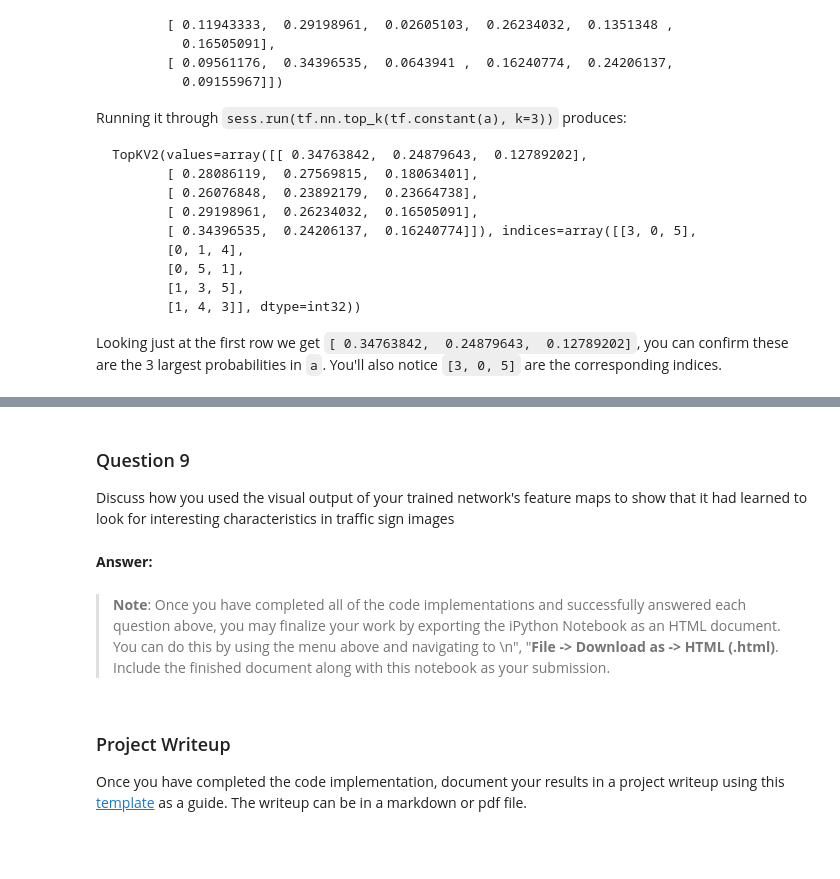
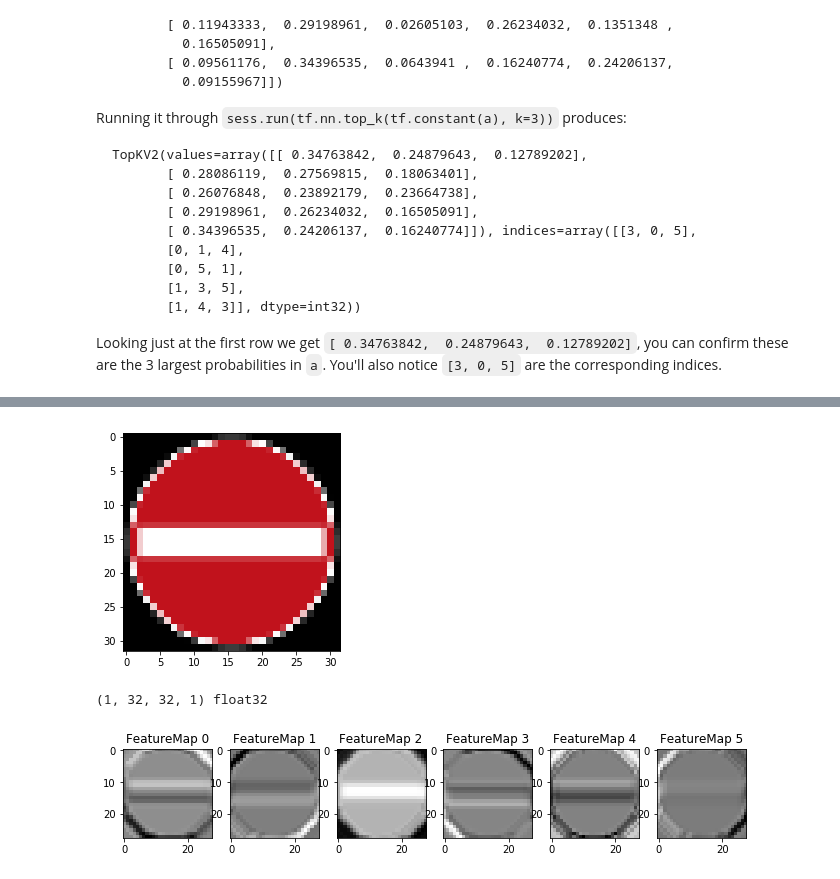
Before and after one commit to kirnh/CarND-TrafficSignClassifier-P2, a Jupyter notebook: Traffic_Sign_Classifier.ipynb, the cells around one changed output, grey strips where cells are left out. Saved outputs shown, nothing was run; the diff lists cells and outputs as text; code cells hidden in the pictures; blank space fills up the shorter version.

```diff
--- a/Traffic_Sign_Classifier.ipynb
+++ b/Traffic_Sign_Classifier.ipynb
@@ -733,16 +792,23 @@ def outputFeatureMap(image_input, tf_activation, activation_min=-1, activation_m
             plt.imshow(activation[0,:,:, featuremap], interpolation="nearest", vmin=activation_min, cmap="gray")
         else:
             plt.imshow(activation[0,:,:, featuremap], interpolation="nearest", cmap="gray")
-# %% [markdown]
-### Question 9
-
-Discuss how you used the visual output of your trained network's feature maps to show that it had learned to look for interesting characteristics in traffic sign images
-# %% [markdown]
-**Answer:**
-# %% [markdown]
-> **Note**: Once you have completed all of the code implementations and successfully answered each question above, you may finalize your work by exporting the iPython Notebook as an HTML document. You can do this by using the menu above and navigating to  \n",
-    "**File -> Download as -> HTML (.html)**. Include the finished document along with this notebook as your submission.
-# %% [markdown]
-### Project Writeup
-
-Once you have completed the code implementation, document your results in a project writeup using this [template](https://github.com/udacity/CarND-Traffic-Sign-Classifier-Project/blob/master/writeup_template.md) as a guide. The writeup can be in a markdown or pdf file.
+# %%
+img = mpimg.imread("./test_images/no_entry.png")
+img = img_as_ubyte(img)
+img = cv2.cvtColor(img, cv2.COLOR_BGRA2BGR)
+img = cv2.resize(img, (32, 32))
+plt.imshow(img)
+plt.show()
+img = np.array([img])
+img = preprocess(img).astype(np.float32)
+print(img.shape, img.dtype)
+# %% [output]
+[figure, added]
+(1, 32, 32, 1) float32
+# %%
+with tf.Session() as sess:
+    saver.restore(sess, tf.train.latest_checkpoint('.'))
+    conv_layer_1_visual = sess.graph.get_tensor_by_name('conv1:0')
+    outputFeatureMap(img,conv_layer_1_visual)
+# %% [output]
+[figure, added]
```
Also changed, not shown: parts of 19 cells of this notebook, 1 other file.
